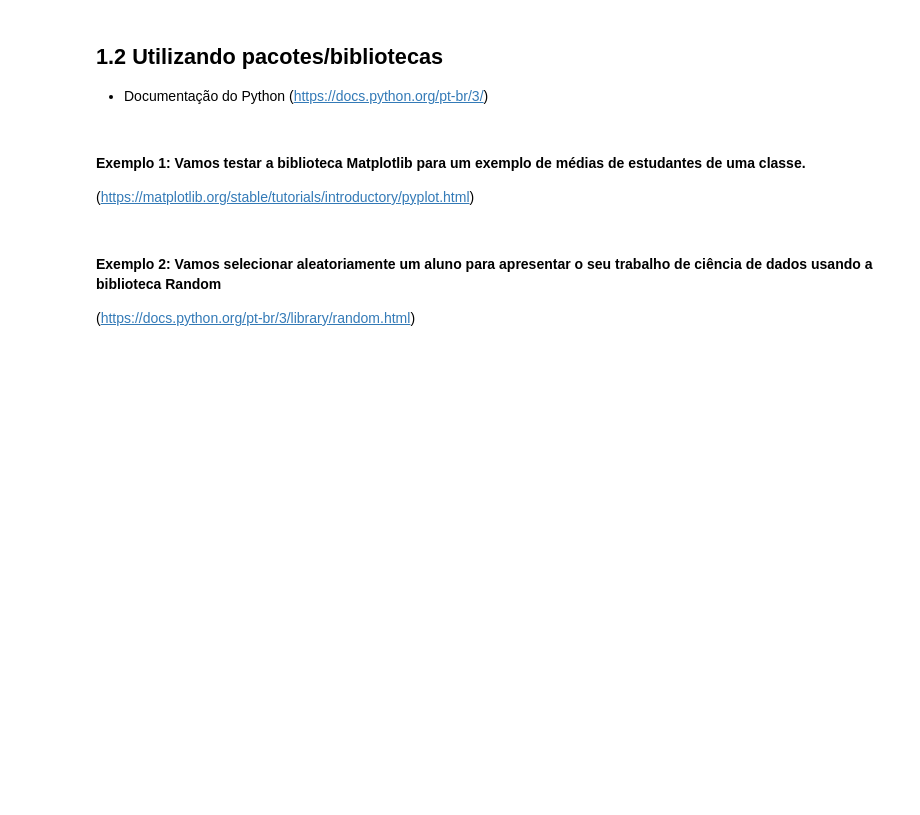
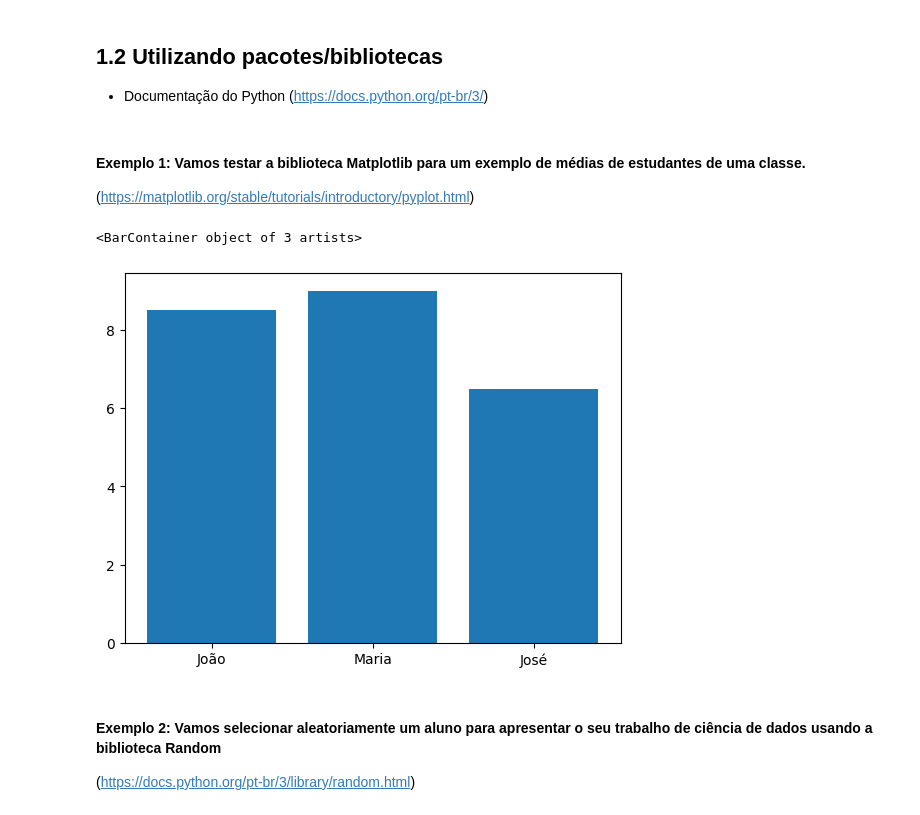
Before and after one commit to renatamontanhana/python_2, a Jupyter notebook: Projeto+inicial+_+Python+para+DS.ipynb, the cells around one changed output. Saved outputs shown, nothing was run; the diff lists cells and outputs as text; code cells hidden in the pictures; blank space fills up the shorter version.

```diff
--- a/Projeto+inicial+_+Python+para+DS.ipynb
+++ b/Projeto+inicial+_+Python+para+DS.ipynb
@@ -77,6 +79,11 @@ plt.show()
 # %%
 estudantes = ["João", "Maria", "José"]
 notas = [8.5, 9, 6.5]
+# %%
+plt.bar(x=estudantes, height = notas)
+# %% [output]
+<BarContainer object of 3 artists>
+[figure, added]
 # %% [markdown]
 #### Exemplo 2: Vamos selecionar aleatoriamente um aluno para apresentar o seu trabalho de ciência de dados usando a biblioteca Random
 
```
Also changed, not shown: parts of 1 cell of this notebook.
